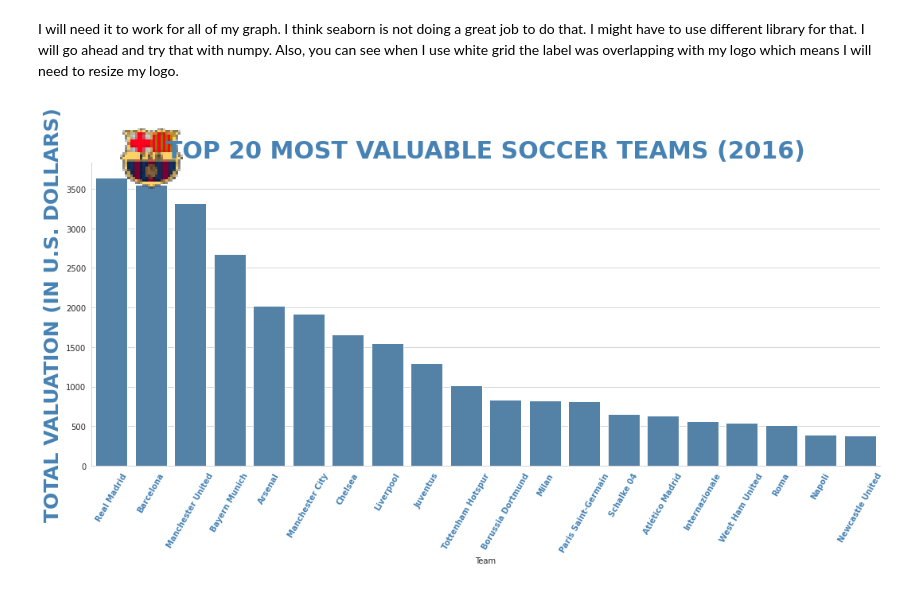
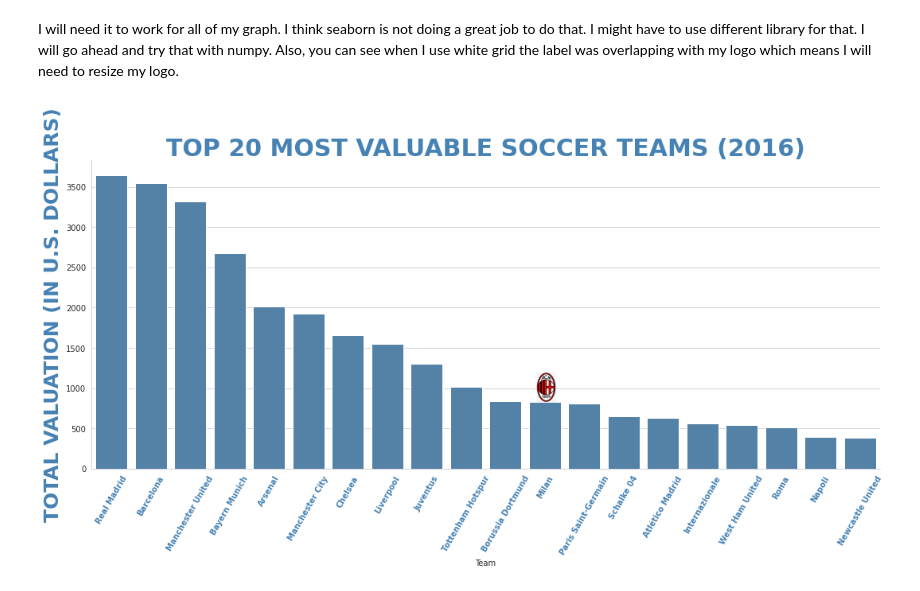
Before and after one commit to khatriprajwol/Data-Visualization-, a Jupyter notebook: Recreating The Master .ipynb, the cells around one changed output. Saved outputs shown, nothing was run; the diff lists cells and outputs as text; code cells hidden in the pictures.

```diff
--- a/Recreating The Master .ipynb
+++ b/Recreating The Master .ipynb
@@ -239,17 +239,17 @@ I will need it to work for all of my graph. I think seaborn is not doing a great
 # %%
 plt.rcParams["figure.figsize"] = [15, 8]
 plt.rcParams["figure.autolayout"] = True
 sns.set_style('whitegrid')
 ax = sns.barplot(data = df, x = 'Team', y= "Value", color= 'steelblue', ci= None, linewidth = 1)
 ax.set_xticklabels(ax.get_xticklabels(),rotation = 60, fontweight = 'bold', color = 'steelblue')
 ax.set_title('TOP 20 MOST VALUABLE SOCCER TEAMS (2016)',size = float(30.0), fontweight = 'bold', color= 'steelblue')
 ax.set_ylabel("TOTAL VALUATION (IN U.S. DOLLARS)", size = float(25.0), fontweight = 'bold',  color= 'steelblue')
-arr_lena = plt.imread("/xconvert.com.png")
-axin = ax.inset_axes([-0.085,0.915,0.2,0.2], anchor='NE', zorder=1)
+arr_lena = plt.imread("/content/drive/MyDrive/image file/Milan.png")
+axin = ax.inset_axes([0.49,0.215,0.099,0.099], anchor='NE', zorder=1)
 axin.imshow(arr_lena)
 axin.axis('off')
 sns.despine()
 plt.show()
 # %% [output]
-[figure, old version]
+[figure, new version]
 # %%
```
Also changed, not shown: parts of 4 cells of this notebook.
